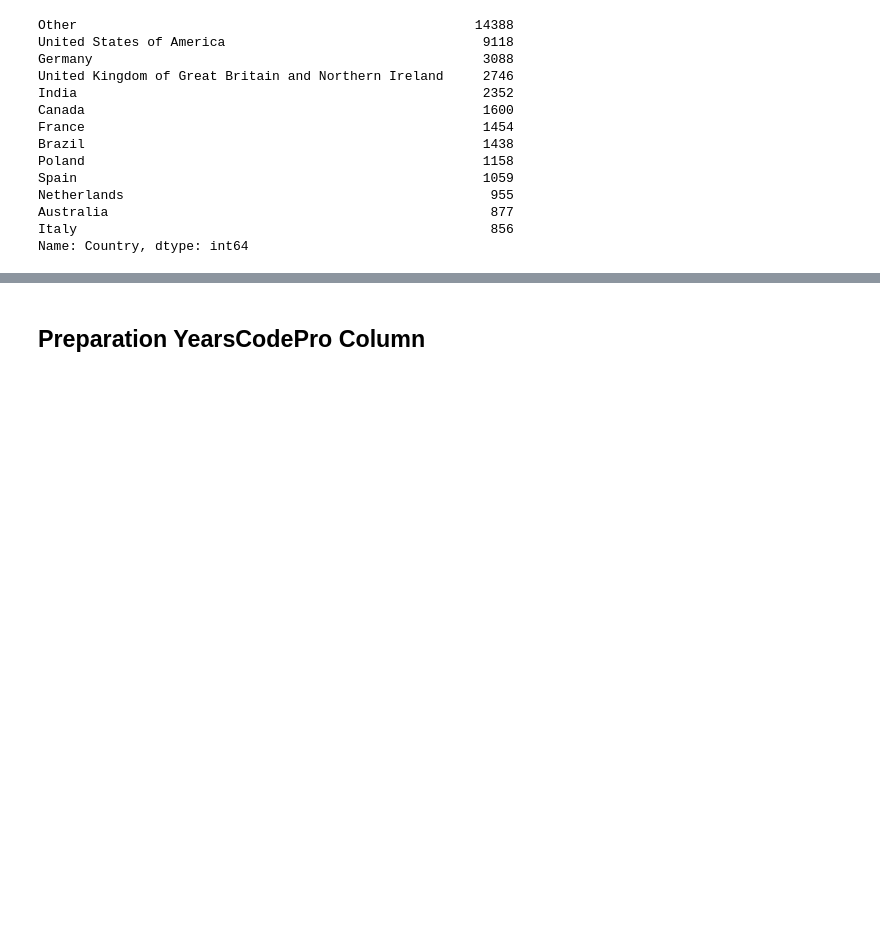
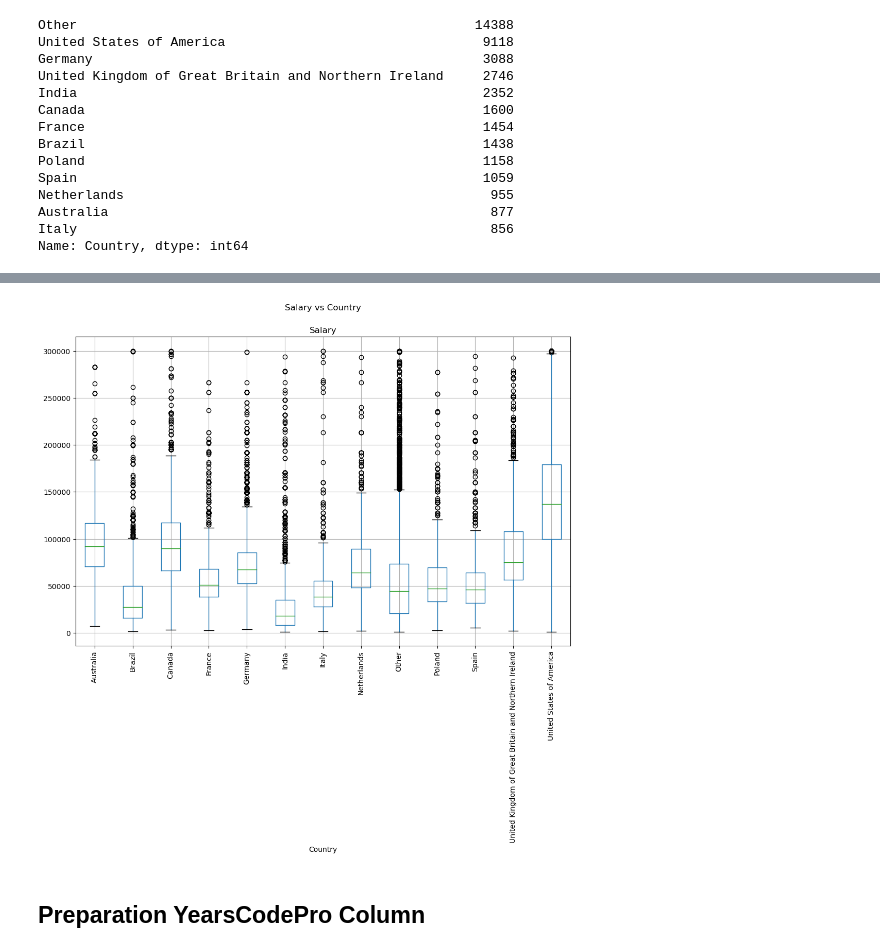
Before and after one commit to mzkki25/predict-salary, a Jupyter notebook: predict_salary.ipynb, the cells around one changed output, grey strips where cells are left out. Saved outputs shown, nothing was run; the diff lists cells and outputs as text; code cells hidden in the pictures; blank space fills up the shorter version.

```diff
--- a/predict_salary.ipynb
+++ b/predict_salary.ipynb
@@ -212,3 +228,11 @@ Name: Country, dtype: int64
+# %%
+fig, ax = plt.subplots(figsize=(12, 8))
+df.boxplot('Salary', 'Country', ax=ax)
+plt.suptitle('Salary vs Country')
+plt.xticks(rotation=90)
+plt.show()
+# %% [output]
+[figure, added]
 # %% [markdown]
 ## Preparation YearsCodePro Column
 # %%
```
Also changed, not shown: parts of 33 cells of this notebook, 5 other files.
